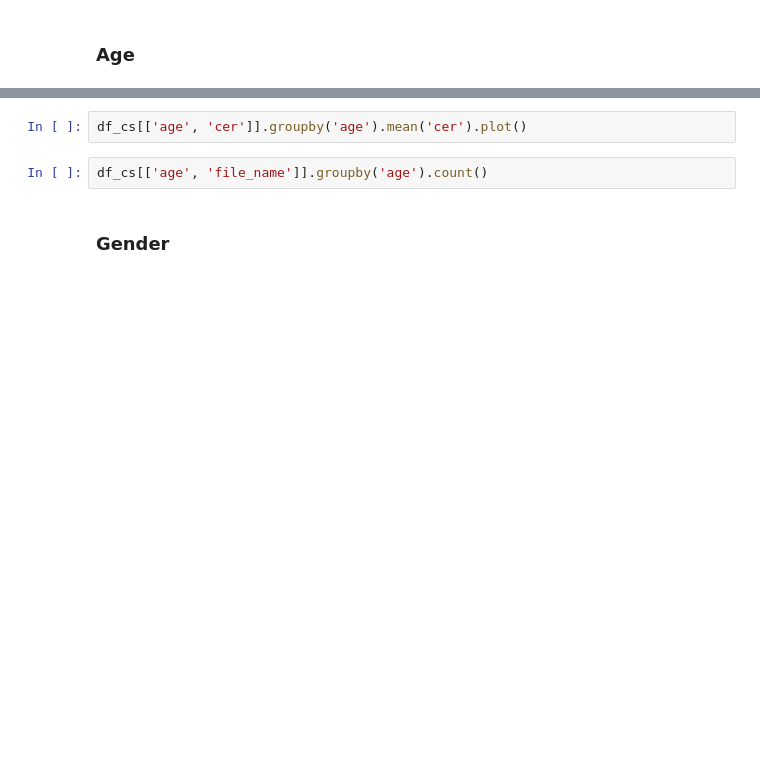
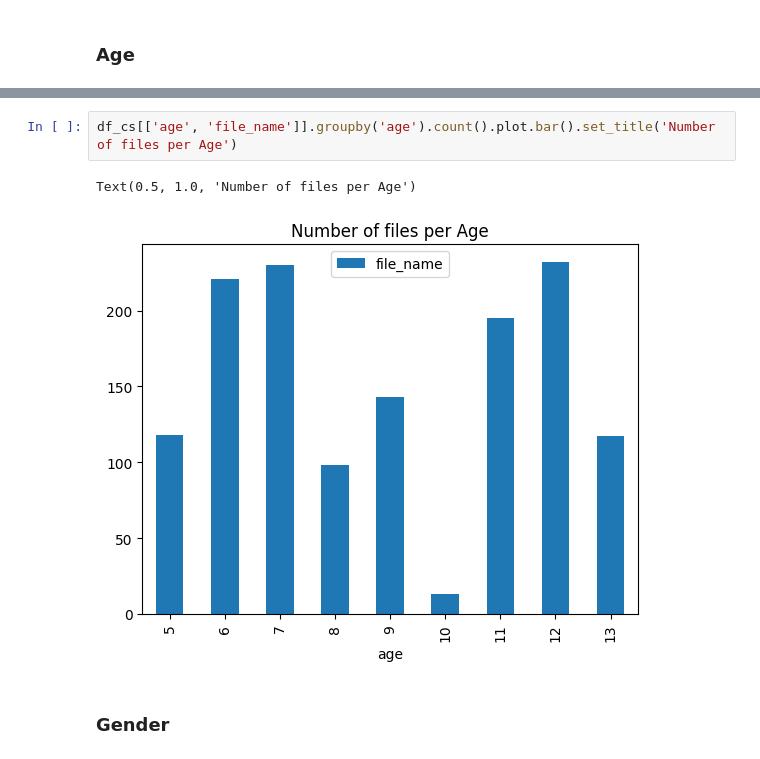
Before and after one commit to OpenPecha/stt-model-evaluation, a Jupyter notebook: evaluate.ipynb, the cells around one changed output, grey strips where cells are left out. Cells and saved outputs as stored; diff of their text form; blank space fills up the shorter version.

```diff
--- a/evaluate.ipynb
+++ b/evaluate.ipynb
@@ -232,7 +319,8 @@ df_cs[['age', 'cer']].groupby('age').mean('cer')
 # %%
-df_cs[['age', 'cer']].groupby('age').mean('cer').plot()
+df_cs[['age', 'file_name']].groupby('age').count().plot.bar().set_title('Number of files per Age')
+# %% [output]
+Text(0.5, 1.0, 'Number of files per Age')
+[figure, added]
-# %%
-df_cs[['age', 'file_name']].groupby('age').count()
 # %% [markdown]
 ### Gender
 # %%
```
Also changed, not shown: parts of 26 cells of this notebook, 1 other file.
